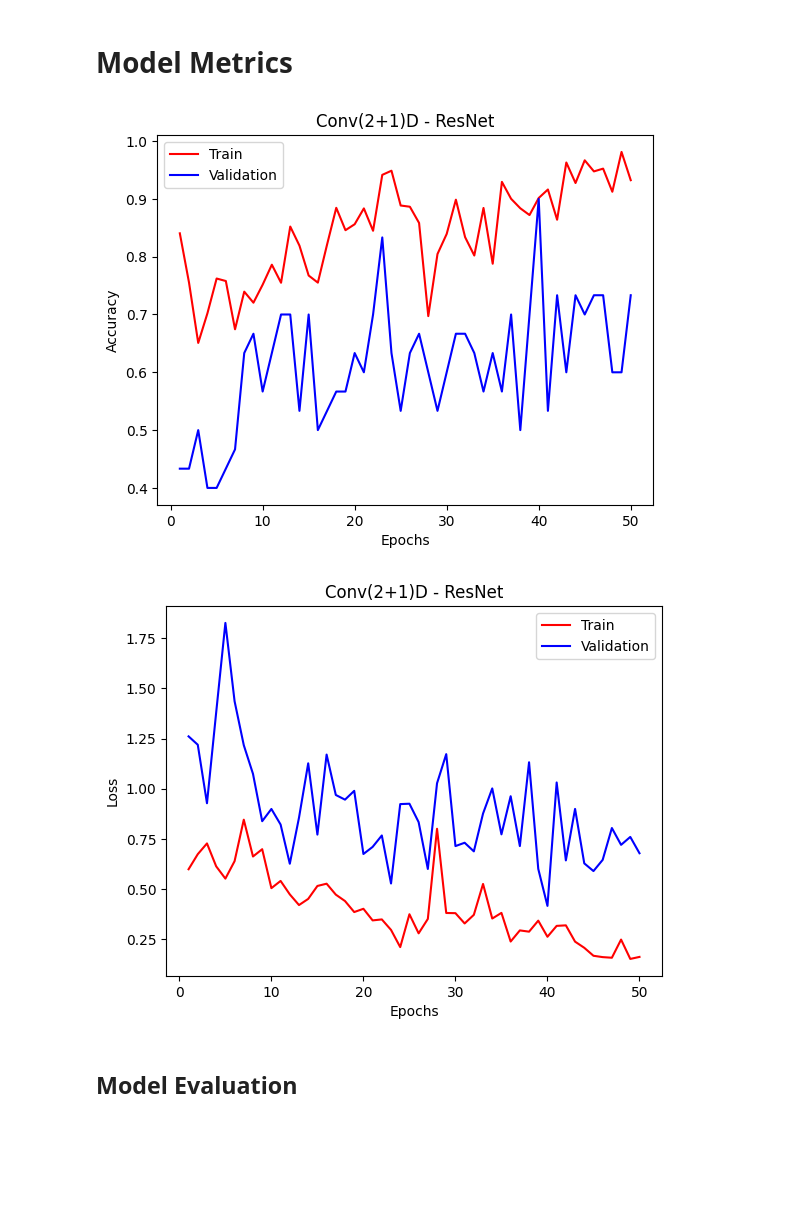
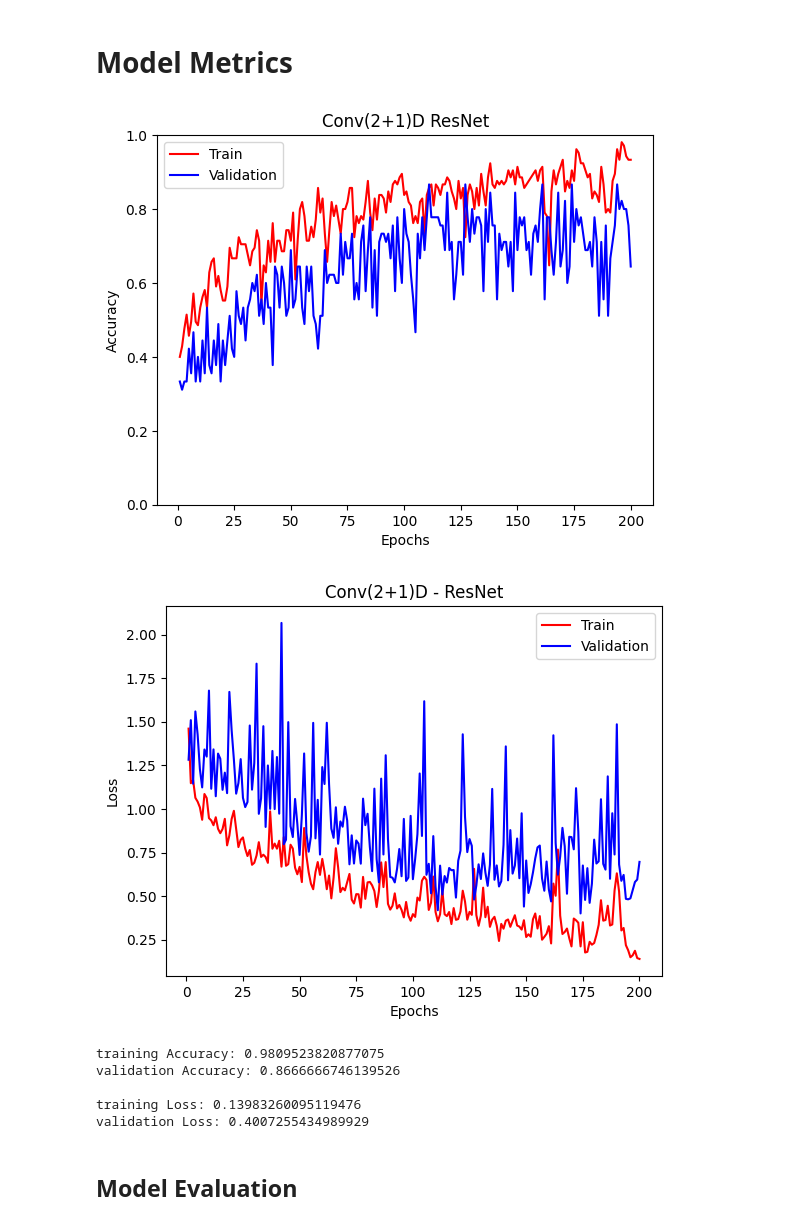
Before and after one commit to Abyza/Exercise_Posture_Suggestion_System, a Jupyter notebook: Creation_of_Models/Model_4_HAR_Conv(2+1)D_ResNet.ipynb, the cells around one changed output. Drawn from its saved outputs; the diff is of its cells as text; code cells hidden in the pictures; blank space fills up the shorter version.

```diff
--- a/Creation_of_Models/Model_4_HAR_Conv(2+1)D_ResNet.ipynb
+++ b/Creation_of_Models/Model_4_HAR_Conv(2+1)D_ResNet.ipynb
@@ -69,11 +54,11 @@ Mounted at /content/drive
 # %%
 class_labels = ['Squats', 'Lunges', 'PushUps']
 
-# root_path = '/content/drive/MyDrive/3RD YR. - 2ND SEM./CPE 313/Final Project/'
-root_path = '/content/drive/MyDrive/'
+root_path = '/content/drive/MyDrive/3RD YR. - 2ND SEM./CPE 313/Final Project/'
+# root_path = '/content/drive/MyDrive/'
 data_path = root_path + "dataset/ucf101/"
 
 HEIGHT = 244
 WIDTH = 244
-FRAMES = 16
+FRAMES = 15
 # %%
@@ -567,36 +660,36 @@ model.save(root_path + 'models/Conv(2+1)D-ResNet.keras')
 # %%
 import numpy as np
 import matplotlib.pyplot as plt
-# %%
-# root_path = '/content/drive/MyDrive/3RD YR. - 2ND SEM./CPE 313/Final Project/'
-root_path = '/content/drive/MyDrive/'
-data_path = root_path + "dataset/ucf101/"
-
-HEIGHT = 244
-WIDTH = 244
-FRAMES = 16
-
-metrics = np.load(root_path + 'models/Conv(2+1)D-ResNet.npy', allow_pickle=True)
-metrics = metrics.all()
+# %%
+metrics1 = np.load(root_path + 'models/Conv(2+1)D-ResNet_1.npy', allow_pickle=True)
+metrics1 = metrics1.all()
+metrics2 = np.load(root_path + 'models/Conv(2+1)D-ResNet_2.npy', allow_pickle=True)
+metrics2 = metrics2.all()
+
+combined_dict = {}
+
+for key in metrics1:
+        combined_dict[key] = metrics1[key] + metrics2[key]
 # %%
-acc_list = metrics['accuracy']
-val_acc_list = metrics['val_accuracy']
+acc_list = combined_dict['accuracy']
+val_acc_list = combined_dict['val_accuracy']
 
 epochs = range(1, len(acc_list) + 1)
 plt.plot(epochs, acc_list, 'r', label='Train')
 plt.plot(epochs, val_acc_list, 'b', label='Validation')
-plt.title('Conv(2+1)D - ResNet')
+plt.ylim(0, 1)
+plt.title('Conv(2+1)D ResNet')
 plt.xlabel('Epochs')
 plt.ylabel('Accuracy')
 plt.legend()
 plt.show()
 # %% [output]
-[figure, old version]
+[figure, new version]
 # %%
-loss_list = metrics['loss']
-val_loss_list = metrics['val_loss']
+loss_list = combined_dict['loss']
+val_loss_list = combined_dict['val_loss']
 
-epochs = range(1, len(metrics['accuracy']) + 1)
+epochs = range(1, len(loss_list) + 1)
 plt.plot(epochs, loss_list, 'r', label='Train')
 plt.plot(epochs, val_loss_list, 'b', label='Validation')
 plt.title('Conv(2+1)D - ResNet')
@@ -605,7 +698,19 @@ plt.ylabel('Loss')
 plt.legend()
 plt.show()
 # %% [output]
-[figure, old version]
+[figure, new version]
+# %%
+print('training Accuracy:', max(acc_list))
+print('validation Accuracy:', max(val_acc_list))
+print('')
+print('training Loss:', min(loss_list))
+print('validation Loss:', min(val_loss_list))
+# %% [output]
+training Accuracy: 0.9809523820877075
+validation Accuracy: 0.8666666746139526
+
+training Loss: 0.13983260095119476
+validation Loss: 0.4007255434989929
 # %% [markdown]
 ## Model Evaluation
 # %%
```
Also changed, not shown: parts of 23 cells of this notebook, 16 other files.
